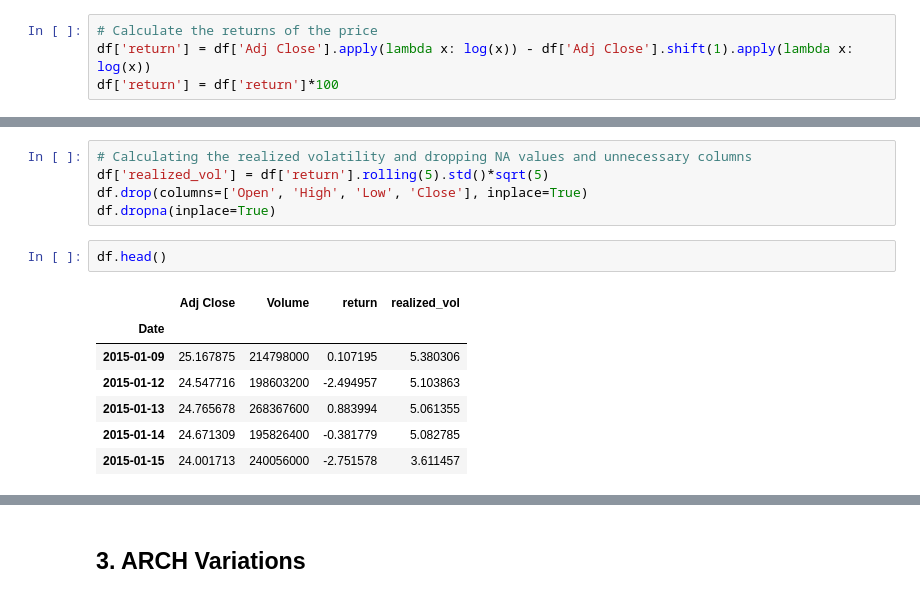
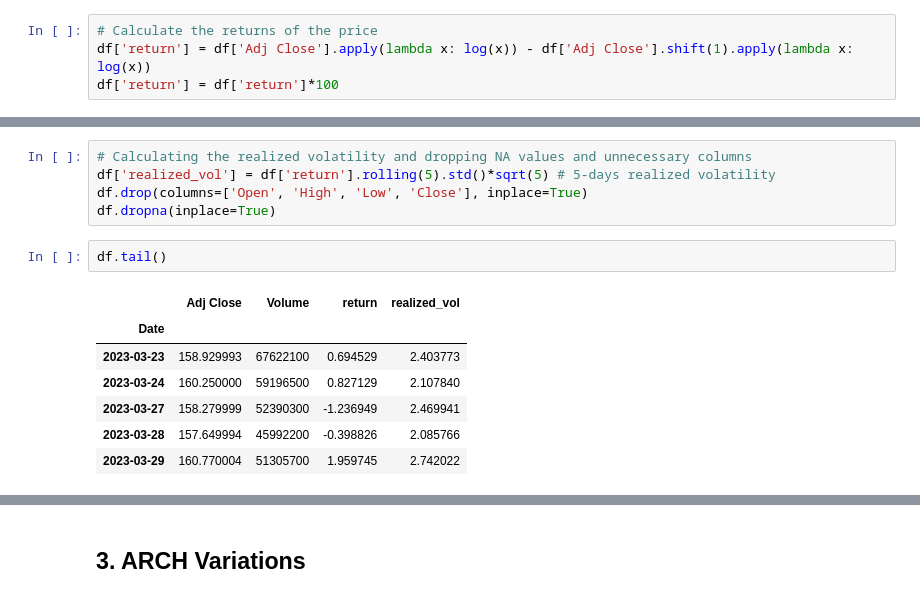
Before and after one commit to AmirDehkordi/Implied-VOL, a Jupyter notebook: Volatility.ipynb, the cells around one changed output, grey strips where cells are left out. Drawn from its saved outputs; the diff is of its cells as text.

```diff
--- a/Volatility.ipynb
+++ b/Volatility.ipynb
@@ -110,18 +111,18 @@ Normality test p-value:  8.354877182995006e-57
 # %%
 # Calculating the realized volatility and dropping NA values and unnecessary columns
-df['realized_vol'] = df['return'].rolling(5).std()*sqrt(5)
+df['realized_vol'] = df['return'].rolling(5).std()*sqrt(5) # 5-days realized volatility
 df.drop(columns=['Open', 'High', 'Low', 'Close'], inplace=True)
 df.dropna(inplace=True)
 # %%
-df.head()
+df.tail()
 # %% [output]
 |  | Adj Close | Volume | return | realized_vol |
 | Date |  |  |  |  |
-| 2015-01-09 | 25.167875 | 214798000 | 0.107195 | 5.380306 |
-| 2015-01-12 | 24.547716 | 198603200 | -2.494957 | 5.103863 |
-| 2015-01-13 | 24.765678 | 268367600 | 0.883994 | 5.061355 |
-| 2015-01-14 | 24.671309 | 195826400 | -0.381779 | 5.082785 |
-| 2015-01-15 | 24.001713 | 240056000 | -2.751578 | 3.611457 |
+| 2023-03-23 | 158.929993 | 67622100 | 0.694529 | 2.403773 |
+| 2023-03-24 | 160.250000 | 59196500 | 0.827129 | 2.107840 |
+| 2023-03-27 | 158.279999 | 52390300 | -1.236949 | 2.469941 |
+| 2023-03-28 | 157.649994 | 45992200 | -0.398826 | 2.085766 |
+| 2023-03-29 | 160.770004 | 51305700 | 1.959745 | 2.742022 |
 # %%
 # Plotting the realized volatility
 plt.figure(figsize=(14, 6))
```
Also changed, not shown: parts of 22 cells of this notebook.
